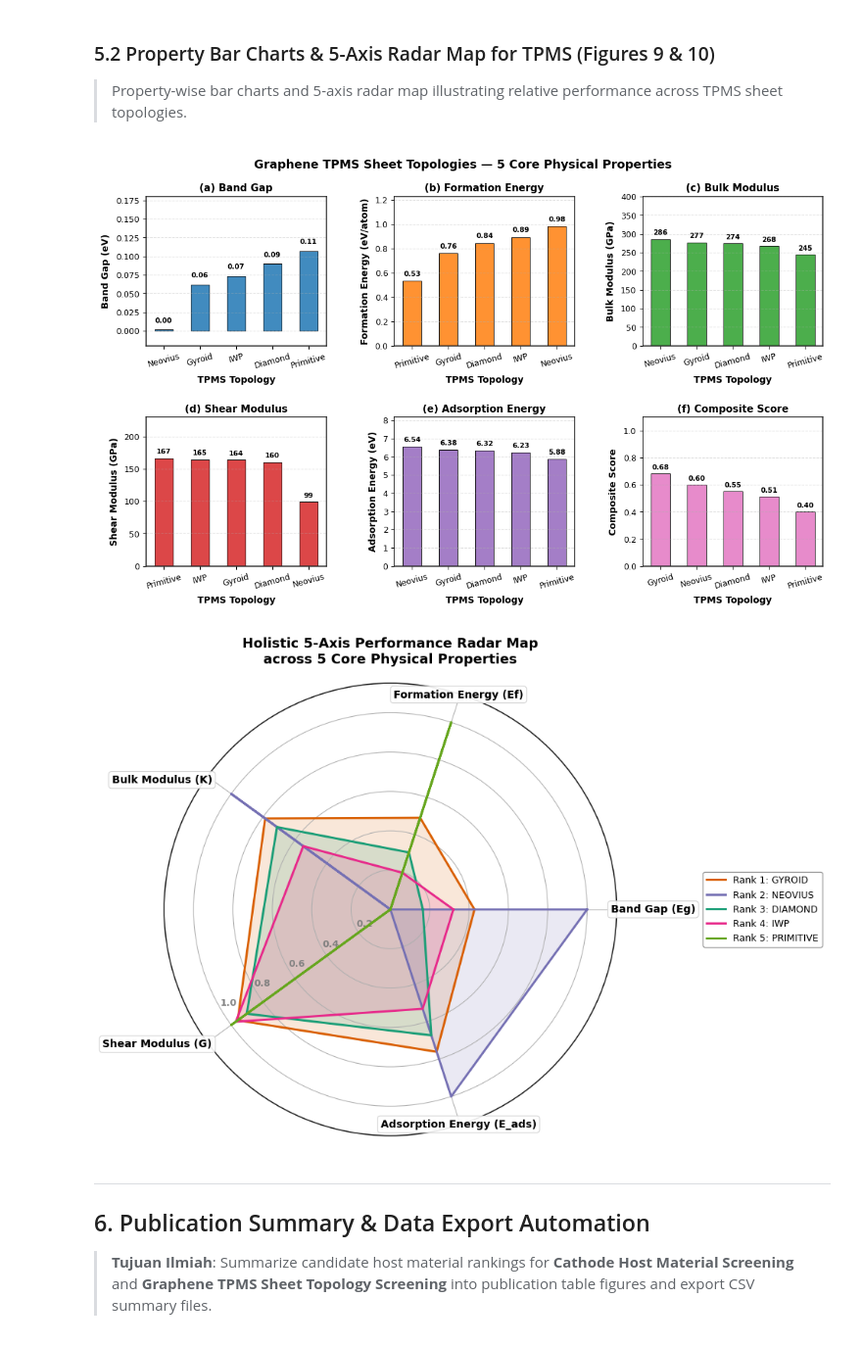
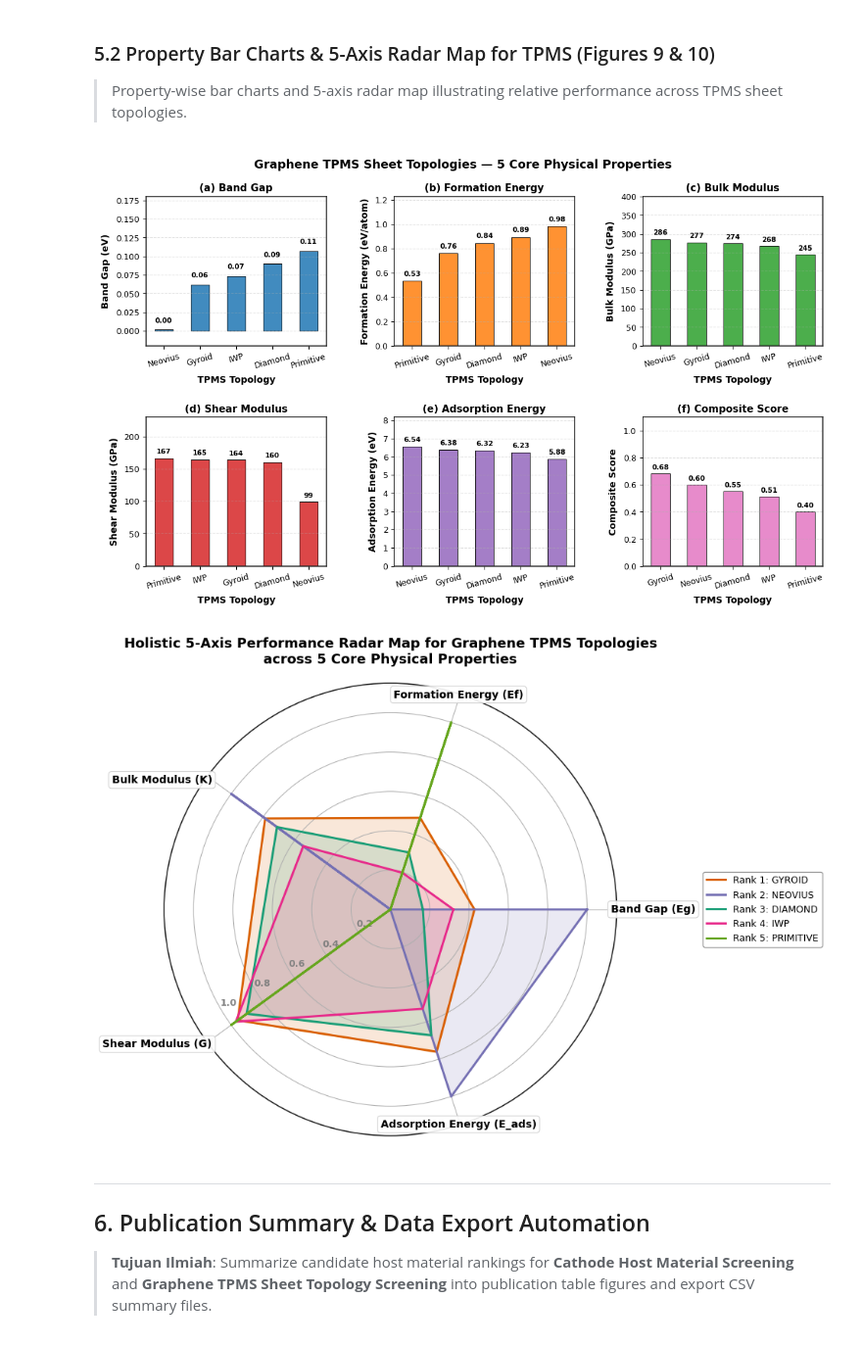
Before and after one commit to amar-codes02/CGCNN-MULTI-PROPERTY, a Jupyter notebook: notebooks/JARVIS_DFT3D_Data_Extraction.ipynb, the cells around one changed output. Shown at 98% size. Drawn from its saved outputs; the diff is of its cells as text; code cells hidden in the pictures.

Commit message:
Update radar map titles to focus on Graphene TPMS Topologies and Matched Dataset screening

```diff
--- a/notebooks/JARVIS_DFT3D_Data_Extraction.ipynb
+++ b/notebooks/JARVIS_DFT3D_Data_Extraction.ipynb
@@ -1350,35 +1350,35 @@ for idx, row in df_tpms.iterrows():
     ]
     values += values[:1]
 
     ax.plot(angles, values, linewidth=2.2, linestyle="solid", label=f"Rank {row['Overall_Rank']}: {row['TPMS']}", color=colors_tpms[idx])
     ax.fill(angles, values, color=colors_tpms[idx], alpha=0.15)
 
 ax.set_xticks(angles[:-1])
 ax.set_xticklabels([])
 ax.set_rlabel_position(210)
 plt.yticks([0.2, 0.4, 0.6, 0.8, 1.0], ["0.2", "0.4", "0.6", "0.8", "1.0"], color="grey", size=9.5, fontweight="bold")
 plt.ylim(0, 1.15)
 
 alignments = [
     ("left", "center"),
     ("center", "bottom"),
     ("right", "center"),
     ("right", "top"),
     ("center", "top")
 ]
 
 for angle, label, (ha, va) in zip(angles[:-1], categories, alignments):
     ax.text(angle, 1.12, label, fontweight="bold", fontsize=10.5, ha=ha, va=va,
             bbox=dict(boxstyle="round,pad=0.3", facecolor="white", edgecolor="#cccccc", alpha=0.9, linewidth=0.8))
 
-plt.title("Holistic 5-Axis Performance Radar Map\nacross 5 Core Physical Properties", fontsize=13.5, fontweight="bold", pad=20)
+plt.title("Holistic 5-Axis Performance Radar Map for Graphene TPMS Topologies\nacross 5 Core Physical Properties", fontsize=13.5, fontweight="bold", pad=20)
 plt.legend(loc="center left", bbox_to_anchor=(1.18, 0.5), frameon=True, facecolor="white", edgecolor="gray", fontsize=9.5)
 plt.tight_layout(pad=1.8)
 save_paper_fig(fig, "fig10_tpms_radar_comparison")
 plt.show()
 # %% [output]
 [figure]
-[figure, old version]
+[figure, new version]
 # %% [markdown]
 ---
 ## 6. Publication Summary & Data Export Automation
```
Also changed, not shown: parts of 5 cells of this notebook, 24 other files.
